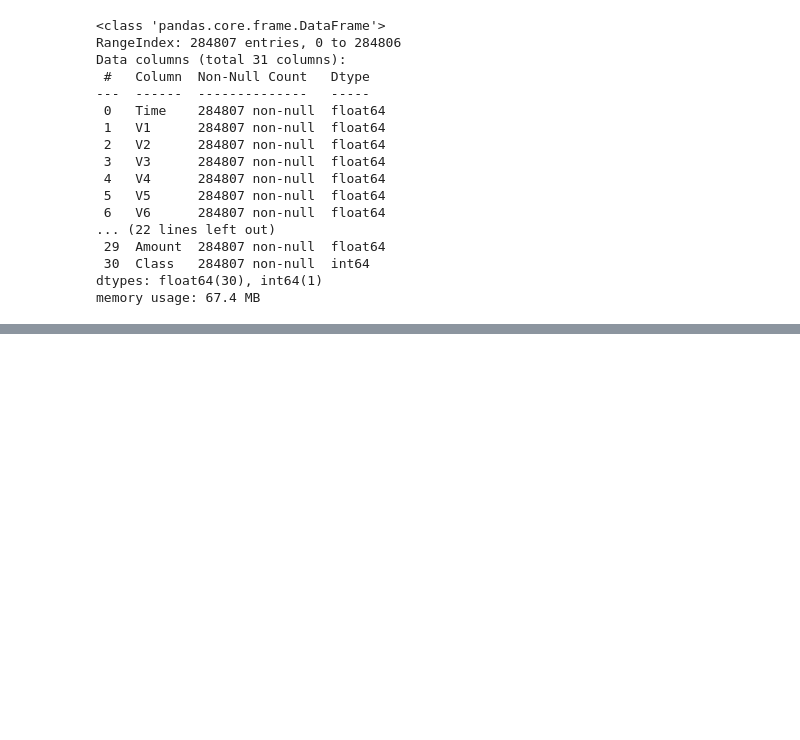
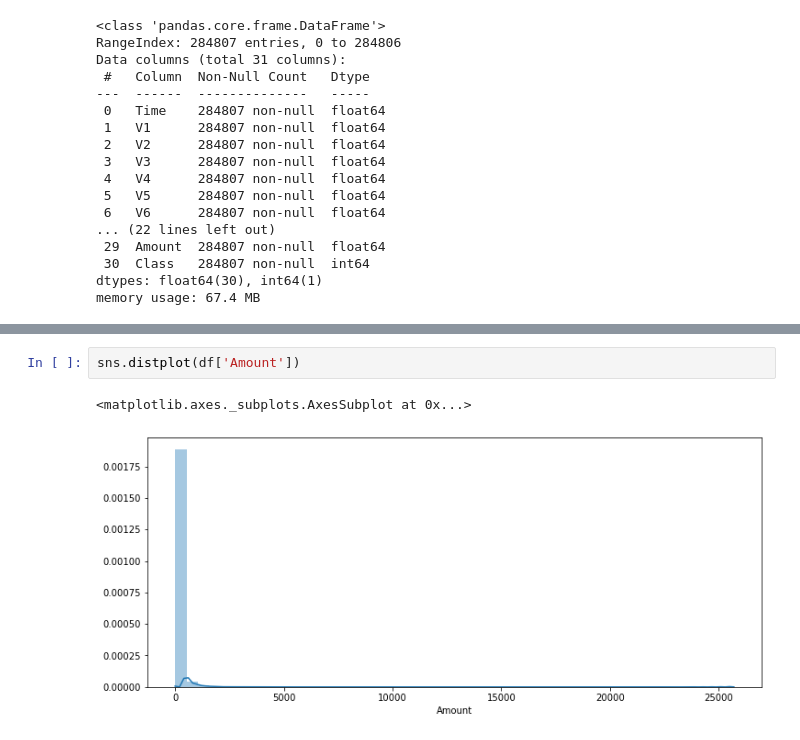
Before and after one commit to samuelpat/fraud-detection, a Jupyter notebook: Fraud Detection.ipynb, the cells around one changed output, grey strips where cells are left out. Saved outputs shown, nothing was run; the diff lists cells and outputs as text; blank space fills up the shorter version.

Commit message:
Markdown descriptions have been added. Some plots have been orderded

```diff
--- a/Fraud Detection.ipynb
+++ b/Fraud Detection.ipynb
@@ -66,4 +89,9 @@ df['Amount'].hist(figsize=(10,10), bins=100)
 [figure]
+# %%
+sns.distplot(df['Amount'])
+# %% [output]
+<matplotlib.axes._subplots.AxesSubplot at 0x...>
+[figure, added]
 # %%
 plt.rcParams['figure.figsize'] = (12,5)
 sns.boxplot(y='Amount', x='Class', data=df)
```
Also changed, not shown: parts of 16 cells of this notebook.
